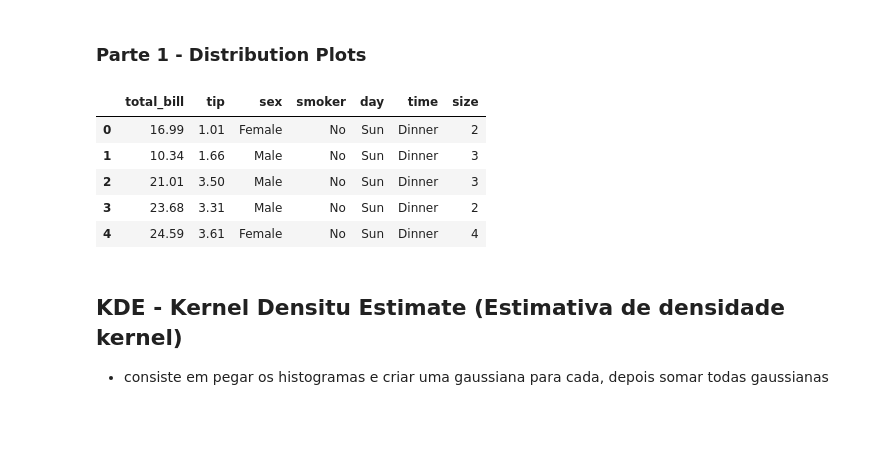
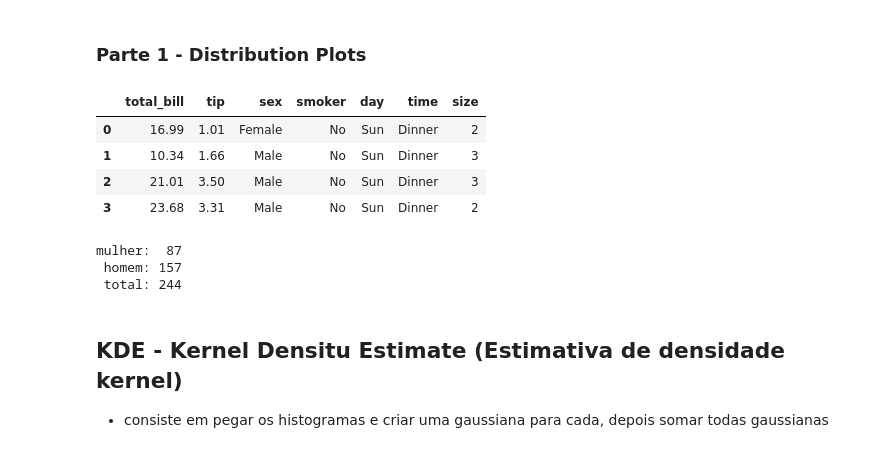
Before and after one commit to miguelzeph/Python, a Jupyter notebook: 2020/04_Data_Science_Study/04_Seaborn_study.ipynb, the cells around one changed output. Saved outputs shown, nothing was run; the diff lists cells and outputs as text; code cells hidden in the pictures; blank space fills up the shorter version.

```diff
--- a/2020/04_Data_Science_Study/04_Seaborn_study.ipynb
+++ b/2020/04_Data_Science_Study/04_Seaborn_study.ipynb
@@ -17,14 +17,33 @@ import matplotlib.pyplot as plt
 # %%
 tips = sns.load_dataset('tips')
 # %%
-tips.head()
+tips.head(4)
 # %% [output]
 |  | total_bill | tip | sex | smoker | day | time | size |
 | 0 | 16.99 | 1.01 | Female | No | Sun | Dinner | 2 |
 | 1 | 10.34 | 1.66 | Male | No | Sun | Dinner | 3 |
 | 2 | 21.01 | 3.50 | Male | No | Sun | Dinner | 3 |
 | 3 | 23.68 | 3.31 | Male | No | Sun | Dinner | 2 |
-| 4 | 24.59 | 3.61 | Female | No | Sun | Dinner | 4 |
+# %%
+tips['sex']
+
+h = 0
+m = 0
+
+for i in range(0,len(tips['sex'])):
+    if tips['sex'][i] == 'Male':
+        h = h + 1
+    else:
+        m = m + 1
+print(
+    'mulher: %3.0f\n'%m,
+    'homem: %3.0f\n'%h,
+    'total: %3.0f'%(h+m)
+)
+# %% [output]
+mulher:  87
+ homem: 157
+ total: 244
 # %% [markdown]
 ## KDE - Kernel Densitu Estimate (Estimativa de densidade kernel)
 
```
Also changed, not shown: parts of 51 cells of this notebook, 4 other files.
